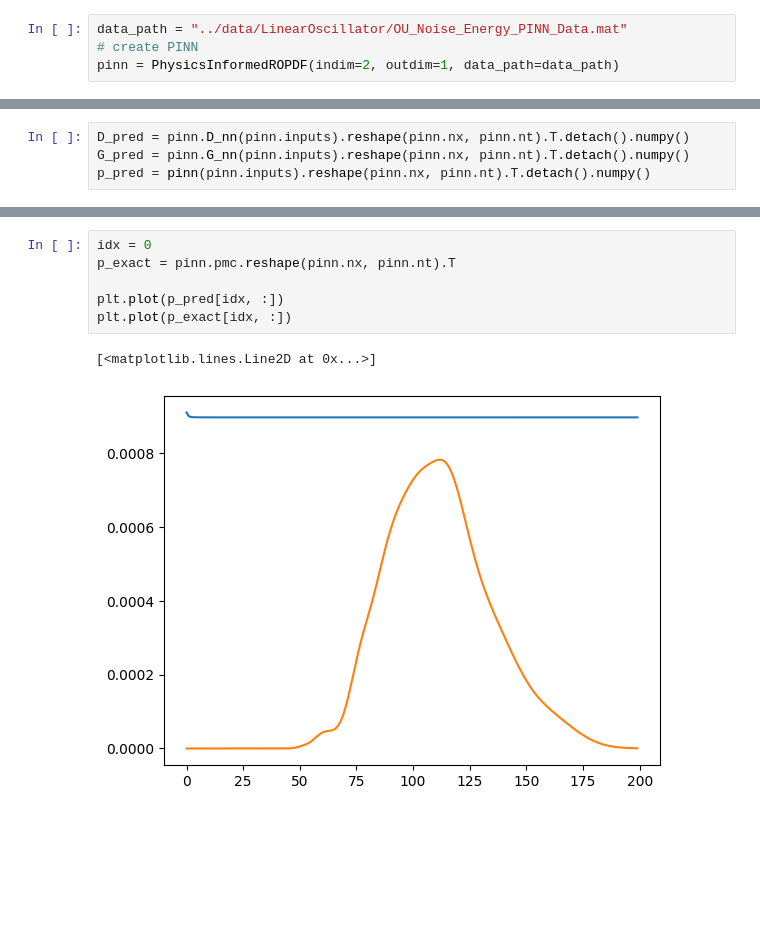
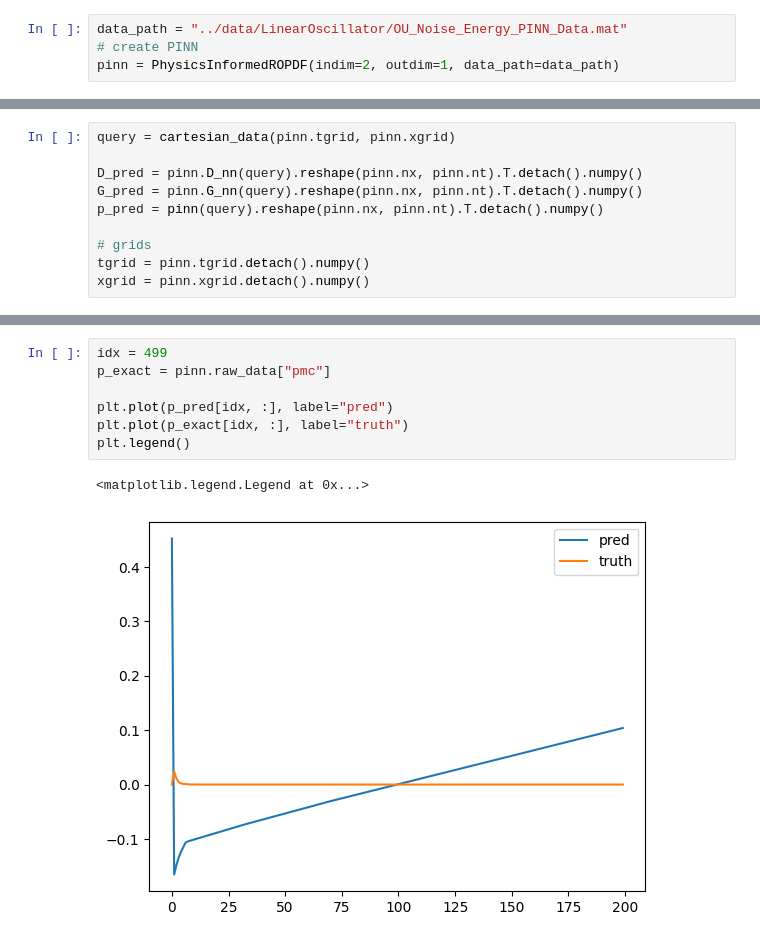
Before and after one commit to honglizhaobob/dl-hidimuq, a Jupyter notebook: code/LinearOscillator/python/PINN_test2.ipynb, the cells around one changed output, grey strips where cells are left out. Drawn from its saved outputs; the diff is of its cells as text; blank space fills up the shorter version.

```diff
--- a/code/LinearOscillator/python/PINN_test2.ipynb
+++ b/code/LinearOscillator/python/PINN_test2.ipynb
@@ -59,7 +59,13 @@ train(
 # %%
-D_pred = pinn.D_nn(pinn.inputs).reshape(pinn.nx, pinn.nt).T.detach().numpy()
-G_pred = pinn.G_nn(pinn.inputs).reshape(pinn.nx, pinn.nt).T.detach().numpy()
-p_pred = pinn(pinn.inputs).reshape(pinn.nx, pinn.nt).T.detach().numpy()
+query = cartesian_data(pinn.tgrid, pinn.xgrid)
+
+D_pred = pinn.D_nn(query).reshape(pinn.nx, pinn.nt).T.detach().numpy()
+G_pred = pinn.G_nn(query).reshape(pinn.nx, pinn.nt).T.detach().numpy()
+p_pred = pinn(query).reshape(pinn.nx, pinn.nt).T.detach().numpy()
+
+# grids
+tgrid = pinn.tgrid.detach().numpy()
+xgrid = pinn.xgrid.detach().numpy()
 # %%
 plt.contourf(D_pred); plt.colorbar();
 # %% [output]
@@ -71,9 +77,10 @@ plt.contourf(G_pred); plt.colorbar();
 # %%
-idx = 0
-p_exact = pinn.pmc.reshape(pinn.nx, pinn.nt).T
+idx = 499
+p_exact = pinn.raw_data["pmc"]
 
-plt.plot(p_pred[idx, :])
-plt.plot(p_exact[idx, :])
+plt.plot(p_pred[idx, :], label="pred")
+plt.plot(p_exact[idx, :], label="truth")
+plt.legend()
 # %% [output]
-[<matplotlib.lines.Line2D at 0x...>]
+<matplotlib.legend.Legend at 0x...>
-[figure, old version]
+[figure, new version]
```
Also changed, not shown: parts of 3 cells of this notebook, 4 other files.
